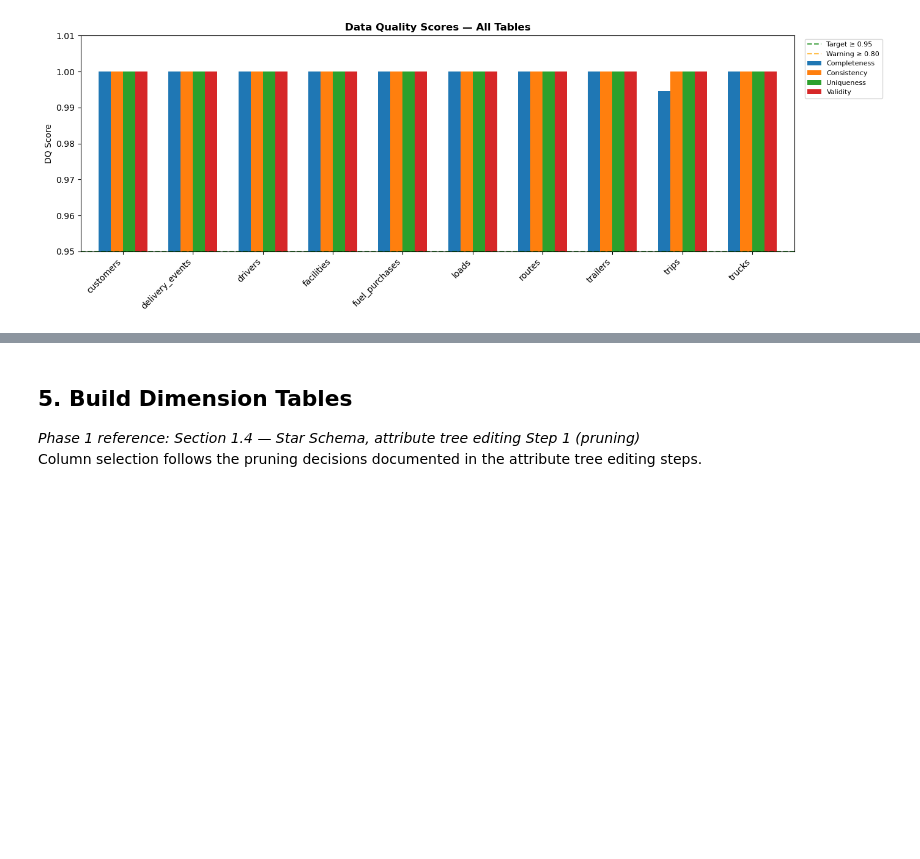
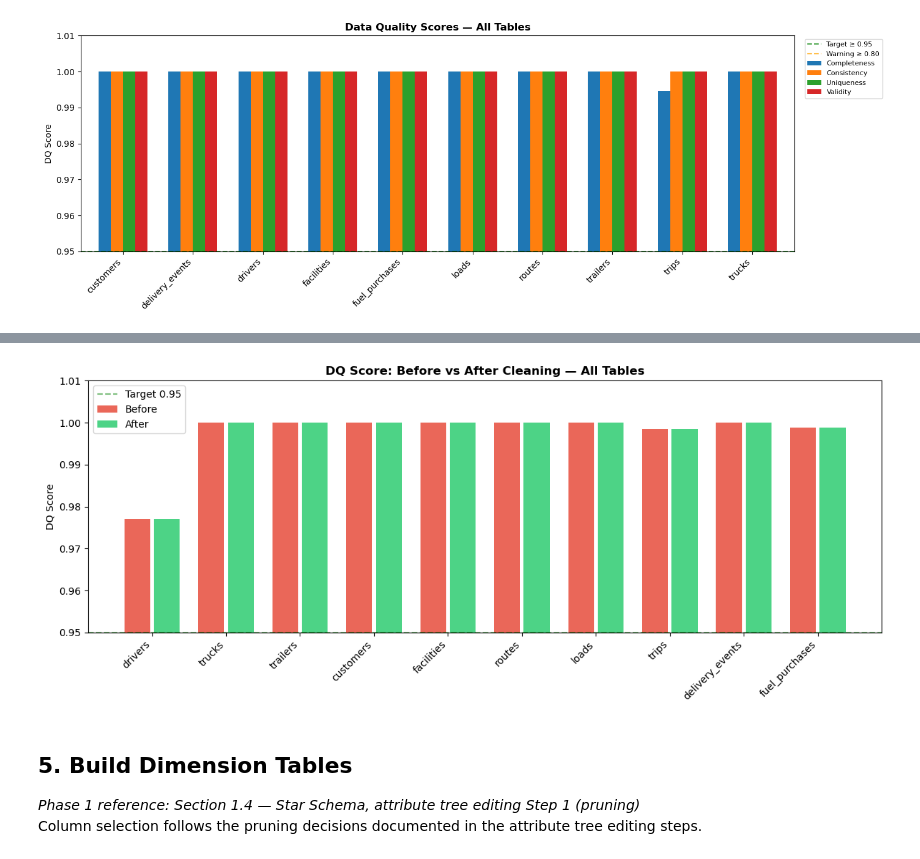
Before and after one commit to SoelemaP/logistics-dw, a Jupyter notebook: notebook.ipynb, the cells around one changed output, grey strips where cells are left out. Saved outputs shown, nothing was run; the diff lists cells and outputs as text; code cells hidden in the pictures; blank space fills up the shorter version.

```diff
--- a/notebook.ipynb
+++ b/notebook.ipynb
@@ -1445,0 +3373,19 @@ Name: count, dtype: int64
+# %%
+# ─────────────────────────────────────────────────────────────────────────────
+# Cleaning Pipeline — fuel_purchases
+# Steps: standardize strings, parse dates
+# ─────────────────────────────────────────────────────────────────────────────
+
+pipe_fuel_purchases = (
+    CleaningPipeline(fuel_purchases, 'fuel_purchases', pk_col='fuel_purchase_id')
+    # Standardize string columns
+    .standardize_strings(
+        ['location_city', 'location_state'],
+        strip=True, title_case=False)
+    # Parse purchase_date to ISO format
+    .parse_dates('purchase_date', output_format='%Y-%m-%d')
+    # Verify no duplicate fuel_purchase_ids
+    .deduplicate_exact(['fuel_purchase_id'], keep='first')
+)
+
+pipe_fuel_purchases.summary()
@@ -1445,0 +3438,51 @@ Name: count, dtype: int64
+# %%
+# ─────────────────────────────────────────────────────────────────────────────
+# Before/After DQ Score Comparison
+# Using quick_dq_score to show cleaning ROI across all tables
+# ─────────────────────────────────────────────────────────────────────────────
+
+# Map original dataframes to their cleaned versions
+table_pairs = {
+    'drivers'        : (drivers,         pipe_drivers.clean_df,         'driver_id',        [], []),
+    'trucks'         : (trucks,          pipe_trucks.clean_df,           'truck_id',         [], []),
+    'trailers'       : (trailers,        pipe_trailers.clean_df,         'trailer_id',       [], []),
+    'customers'      : (customers,       pipe_customers.clean_df,        'customer_id',      [], []),
+    'facilities'     : (facilities,      pipe_facilities.clean_df,       'facility_id',      [], []),
+    'routes'         : (routes,          pipe_routes.clean_df,           'route_id',         ['typical_distance_miles','base_rate_per_mile','fuel_surcharge_rate','typical_transit_days'], []),
+    'loads'          : (loads,           pipe_loads.clean_df,            'load_id',          ['revenue','weight_lbs','fuel_surcharge','accessorial_charges'], []),
+    'trips'          : (trips,           pipe_trips.clean_df,            'trip_id',          ['actual_distance_miles','fuel_gallons_used','actual_duration_hours','average_mpg','idle_time_hours'], []),
+    'delivery_events': (delivery_events, pipe_delivery_events.clean_df,  'event_id',         ['detention_minutes'], []),
+    'fuel_purchases' : (fuel_purchases,  pipe_fuel_purchases.clean_df,   'fuel_purchase_id', ['gallons','price_per_gallon','total_cost'], []),
+}
+
+# Print before/after comparison for all tables
+print(f"{'Table':<20} {'Before':>8} {'After':>8} {'Delta':>8}")
+print("─" * 45)
+
+results = []
+for name, (df_before, df_after, pk, num_cols, cat_cols) in table_pairs.items():
+    before = quick_dq_score(df_before, pk, num_cols, cat_cols)
+    after  = quick_dq_score(df_after,  pk, num_cols, cat_cols)
+    avg_before = round(sum(before.values()) / len(before), 4)
+    avg_after  = round(sum(after.values())  / len(after),  4)
+    delta = avg_after - avg_before
+    arrow = '⬆️' if delta > 0 else ('➡️' if delta == 0 else '⬇️')
+    print(f"{name:<20} {avg_before:>8.4f} {avg_after:>8.4f} {delta:>+8.4f} {arrow}")
+    results.append({'table': name, 'before': avg_before, 'after': avg_after})
+
+# Plot before/after comparison
+results_df = pd.DataFrame(results)
+fig, ax = plt.subplots(figsize=(12, 5))
+x = np.arange(len(results_df))
+ax.bar(x - 0.2, results_df['before'], 0.35, label='Before', color='#e74c3c', alpha=0.85)
+ax.bar(x + 0.2, results_df['after'],  0.35, label='After',  color='#2ecc71', alpha=0.85)
+ax.set_xticks(x)
+ax.set_xticklabels(results_df['table'], rotation=45, ha='right')
+ax.set_ylim(0.95, 1.01)
+ax.axhline(0.95, color='green', linestyle='--', alpha=0.5, label='Target 0.95')
+ax.set_ylabel('DQ Score')
+ax.set_title('DQ Score: Before vs After Cleaning — All Tables', fontweight='bold')
+ax.legend()
+plt.tight_layout()
+plt.show()
+# %% [output]
@@ -1446,3 +3501,4 @@ Name: count, dtype: int64
+[figure, added]
 # %% [markdown]
 ## 5. Build Dimension Tables
 *Phase 1 reference: Section 1.4 — Star Schema, attribute tree editing Step 1 (pruning)*
```
Also changed, not shown: parts of 37 cells of this notebook.
